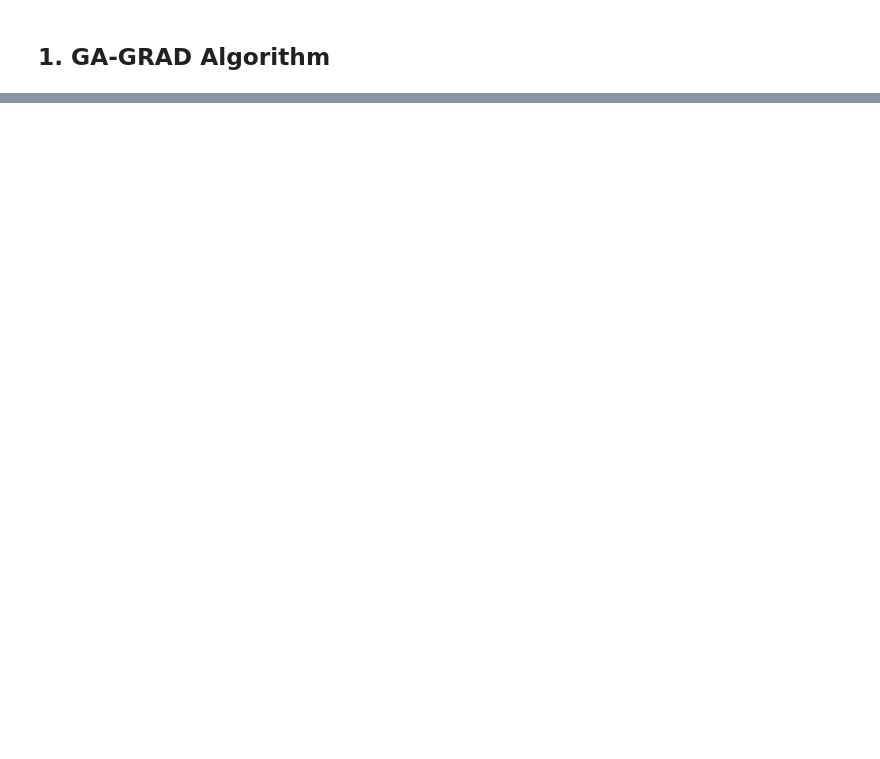
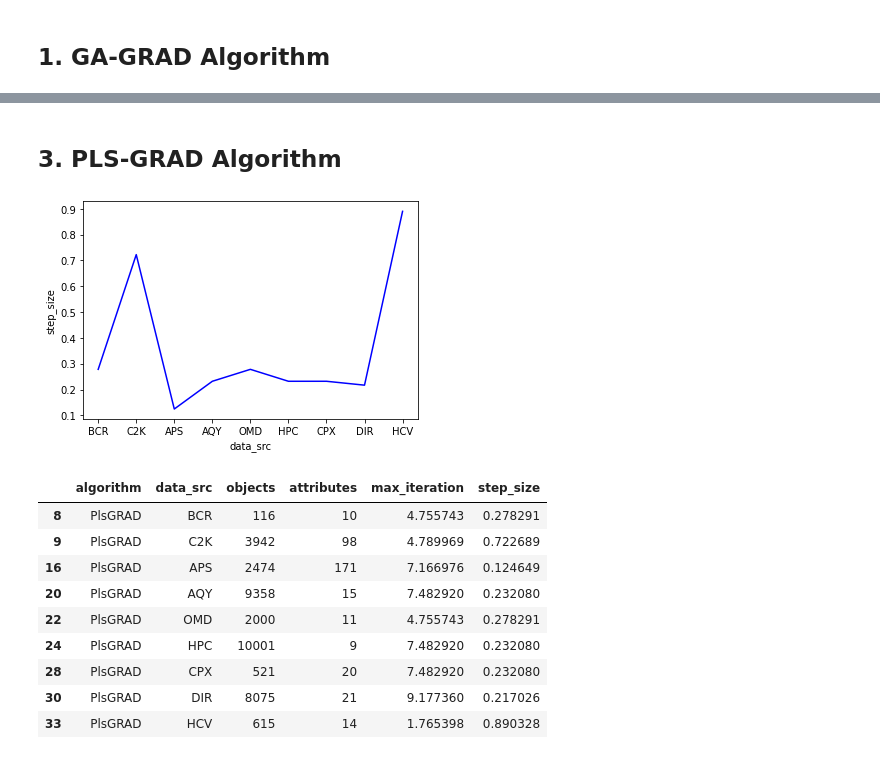
Before and after one commit to owuordickson/meso-hpc-lr, a Jupyter notebook: results/swarmgp/parameter_tuning.ipynb, the cells around one changed output, grey strips where cells are left out. Saved outputs shown, nothing was run; the diff lists cells and outputs as text; code cells hidden in the pictures; blank space fills up the shorter version.

```diff
--- a/results/swarmgp/parameter_tuning.ipynb
+++ b/results/swarmgp/parameter_tuning.ipynb
@@ -31,0 +152,20 @@ Exception: File `'src/main.py'` not found.
+# %% [markdown]
+## 3. PLS-GRAD Algorithm
+# %%
+fig = plt.figure(figsize=(6,4))
+sns.lineplot(data=df_pls, x='data_src', y="step_size", color='blue')
+plt.show()
+
+df_pls
+# %% [output]
+[figure, added]
+|  | algorithm | data_src | objects | attributes | max_iteration | step_size |
+| 8 | PlsGRAD | BCR | 116 | 10 | 4.755743 | 0.278291 |
+| 9 | PlsGRAD | C2K | 3942 | 98 | 4.789969 | 0.722689 |
+| 16 | PlsGRAD | APS | 2474 | 171 | 7.166976 | 0.124649 |
+| 20 | PlsGRAD | AQY | 9358 | 15 | 7.482920 | 0.232080 |
+| 22 | PlsGRAD | OMD | 2000 | 11 | 4.755743 | 0.278291 |
+| 24 | PlsGRAD | HPC | 10001 | 9 | 7.482920 | 0.232080 |
+| 28 | PlsGRAD | CPX | 521 | 20 | 7.482920 | 0.232080 |
+| 30 | PlsGRAD | DIR | 8075 | 21 | 9.177360 | 0.217026 |
+| 33 | PlsGRAD | HCV | 615 | 14 | 1.765398 | 0.890328 |
```
Also changed, not shown: parts of 9 cells of this notebook.
